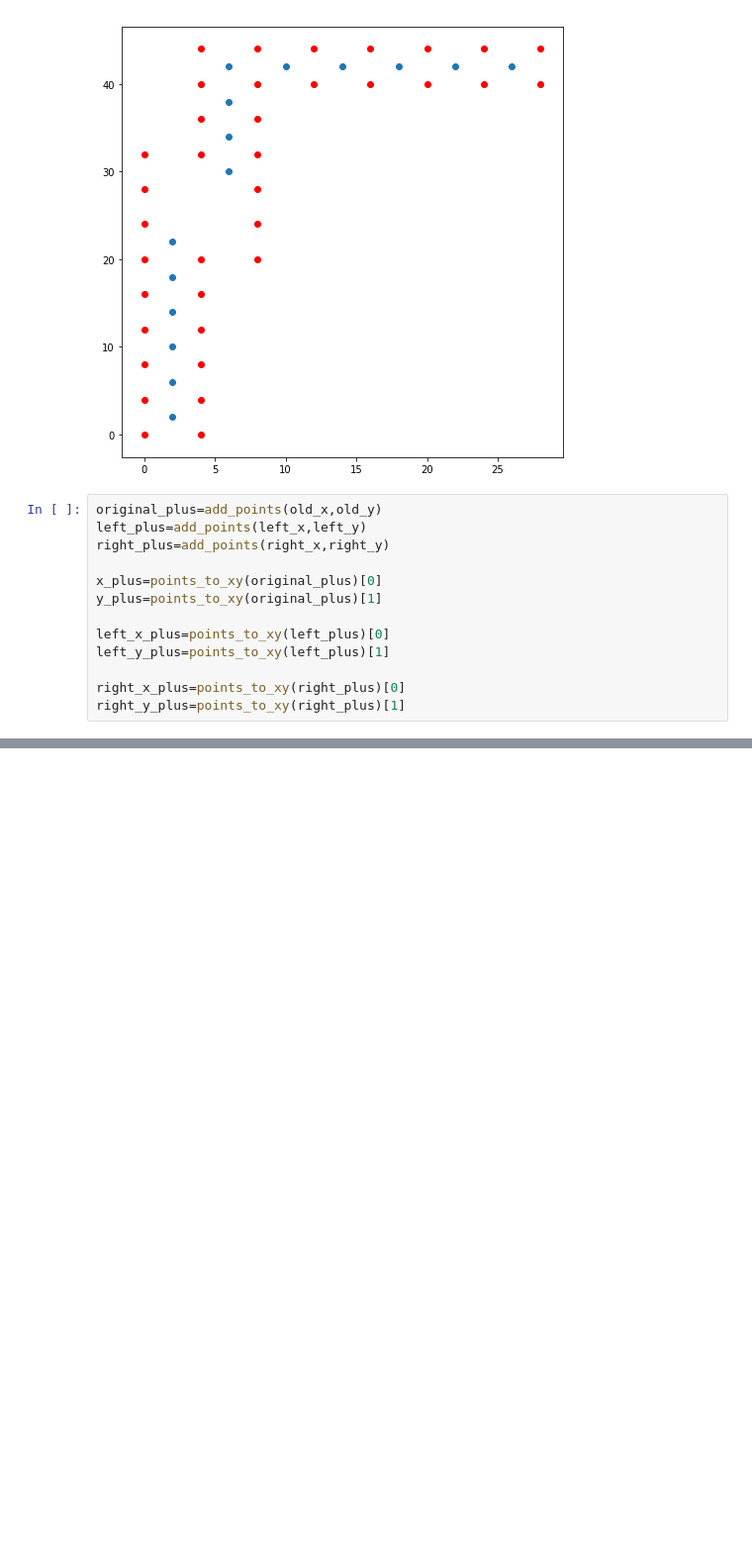
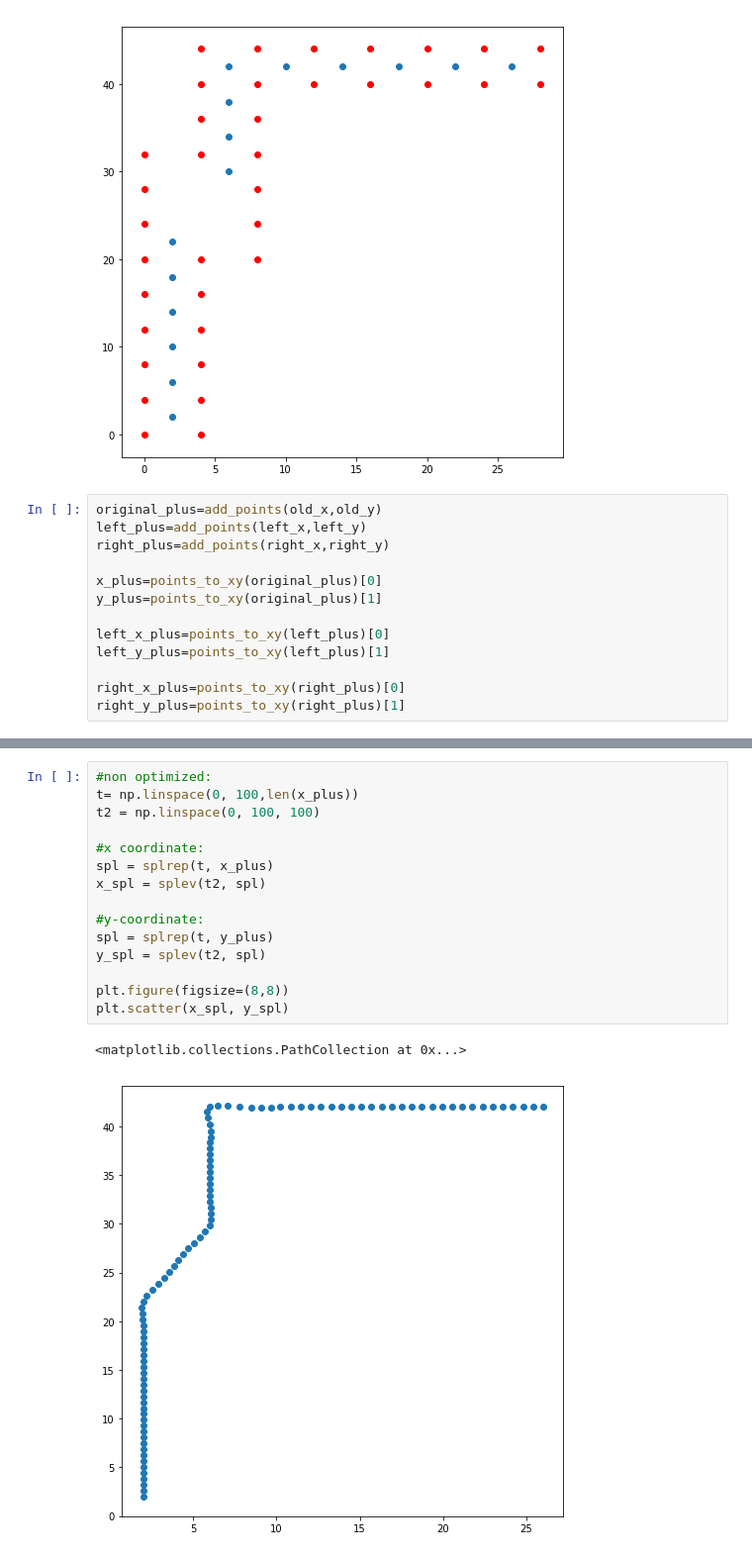
Before and after one commit to LillyYu2019/auToronto2019, a Jupyter notebook: Path smoothing V1.ipynb, the cells around one changed output, grey strips where cells are left out. Shown: that part at 99% size. Saved outputs shown, nothing was run; the diff lists cells and outputs as text; blank space fills up the shorter version.

```diff
--- a/Path smoothing V1.ipynb
+++ b/Path smoothing V1.ipynb
@@ -208,0 +238,18 @@ plt.scatter(x_plus,y_plus)
+# %%
+#non optimized:
+t= np.linspace(0, 100,len(x_plus))
+t2 = np.linspace(0, 100, 100)
+
+#x coordinate:
+spl = splrep(t, x_plus)
+x_spl = splev(t2, spl)
+
+#y-coordinate:
+spl = splrep(t, y_plus)
+y_spl = splev(t2, spl)
+
+plt.figure(figsize=(8,8))
+plt.scatter(x_spl, y_spl)
+# %% [output]
+<matplotlib.collections.PathCollection at 0x...>
+[figure, added]
```
Also changed, not shown: parts of 9 cells of this notebook.
